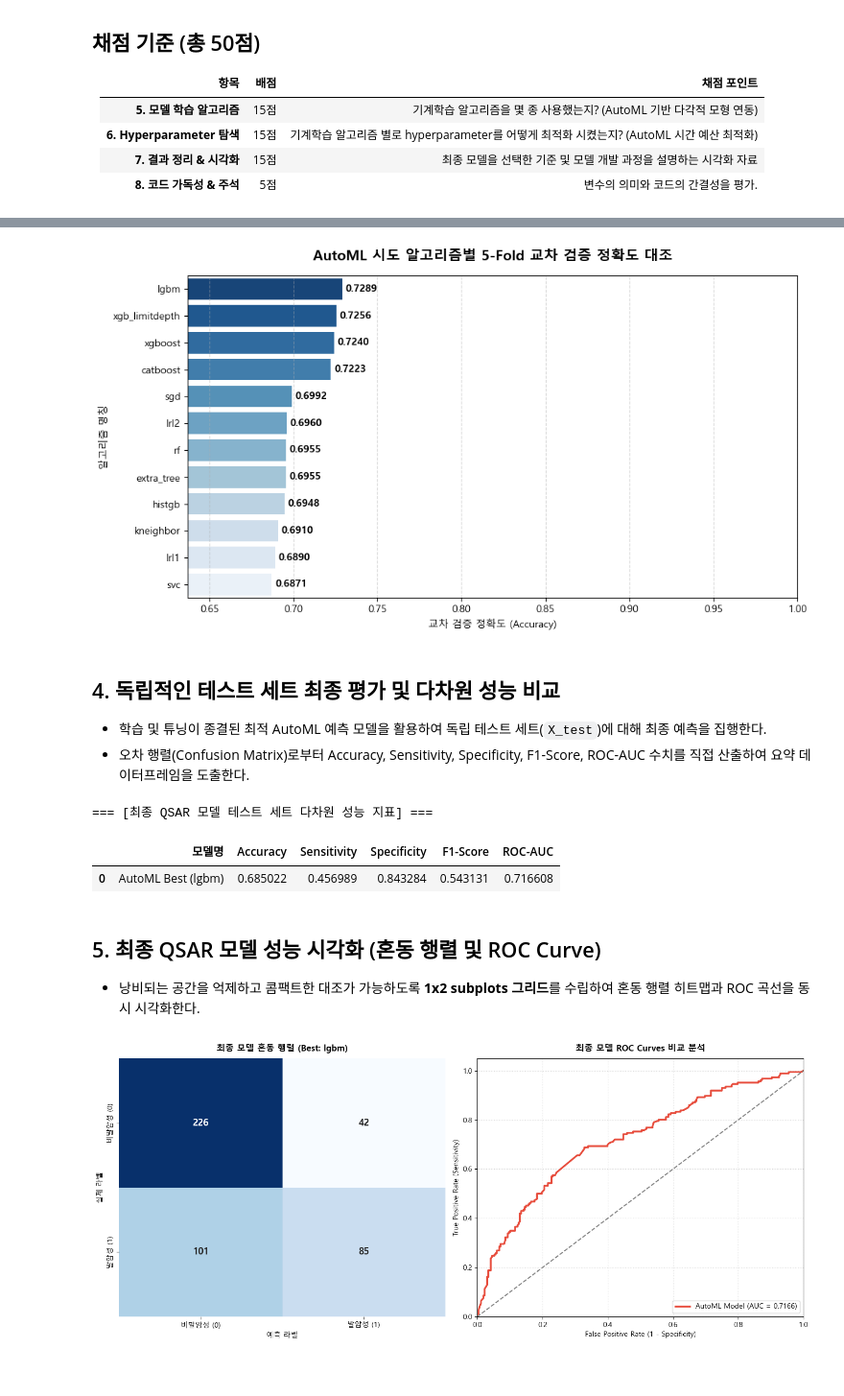
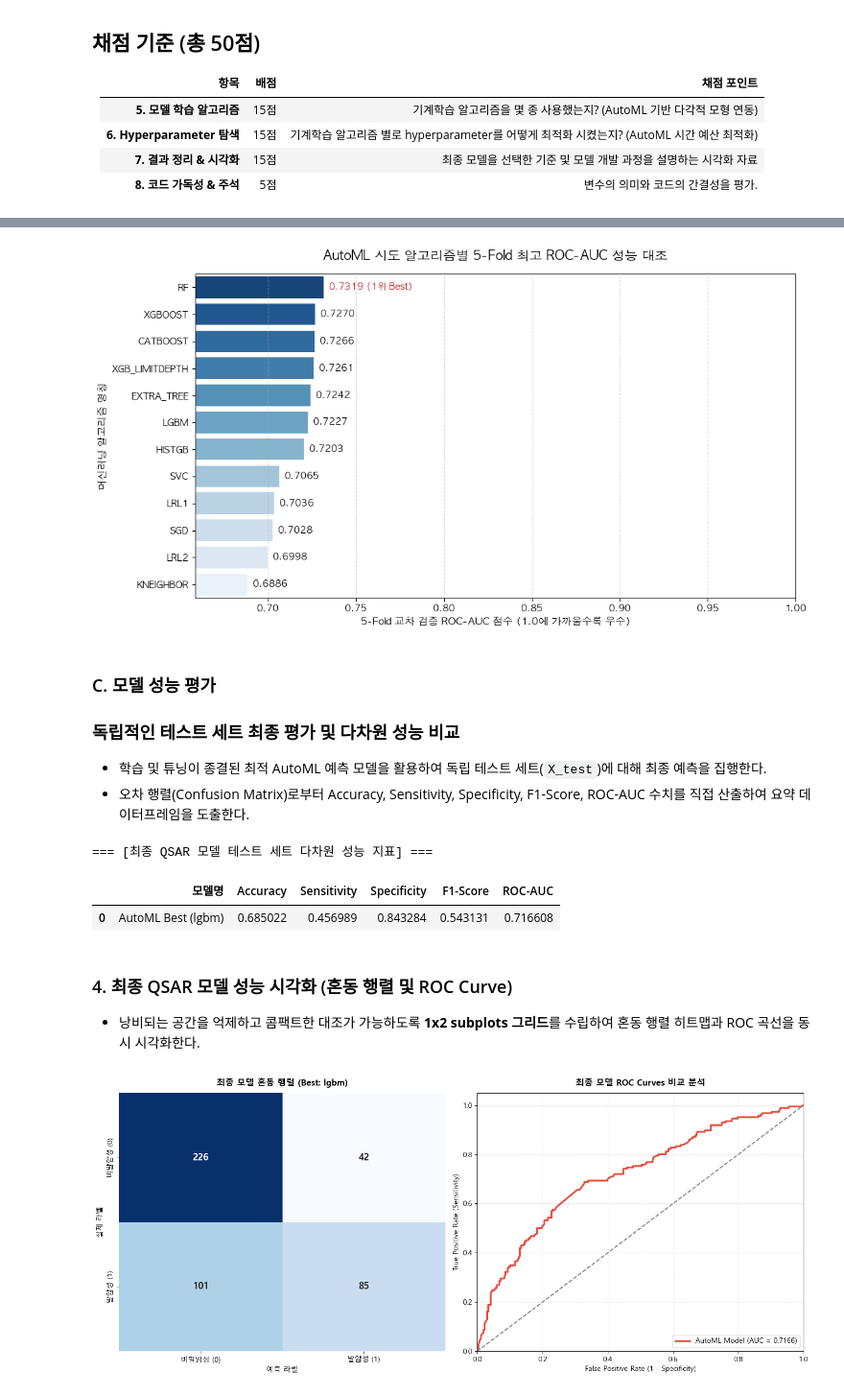
Before and after one commit to KNY1029/ML2026, a Jupyter notebook: template2_v2_ml_model_pipeline.ipynb, the cells around one changed output, grey strips where cells are left out. Shown at 96% size. Drawn from its saved outputs; the diff is of its cells as text; code cells hidden in the pictures.

```diff
--- a/template2_v2_ml_model_pipeline.ipynb
+++ b/template2_v2_ml_model_pipeline.ipynb
@@ -161,25 +307,61 @@ display(df_runs)
 # %%
 # =========================================================================
-# 시도된 개별 모델 계열별 교차 검증 정확도 비교 가로 바 차트
+# 시도된 개별 모델 계열별 교차 검증 ROC-AUC 비교 가로 바 차트
 # =========================================================================
-plt.figure(figsize=(10, 5.5))
-sns.barplot(x='교차검증 최고 정확도 (CV Accuracy)', y='알고리즘 계열', data=df_runs, palette='Blues_r', hue='알고리즘 계열', legend=False)
+plt.figure(figsize=(11, 6))
 
-plt.title('AutoML 시도 알고리즘별 5-Fold 교차 검증 정확도 대조', fontsize=14, fontweight='bold', pad=15)
-plt.xlabel('교차 검증 정확도 (Accuracy)')
-plt.ylabel('알고리즘 명칭')
-plt.xlim(max(0.5, df_runs['교차검증 최고 정확도 (CV Accuracy)'].min() - 0.05), 1.0)
-plt.grid(axis='x', linestyle='--', alpha=0.5)
+# 바 차트 생성 (점수가 높은 순서대로 짙은 파란색이 배정되는 Blues_r 팔레트 연동)
+ax = sns.barplot(
+    x="5-Fold 최고 ROC-AUC",
+    y="알고리즘 계열",
+    data=df_runs,
+    palette="Blues_r",
+    hue="알고리즘 계열",
+    legend=False,
+)
 
-for i, v in enumerate(df_runs['교차검증 최고 정확도 (CV Accuracy)']):
-    plt.text(v + 0.002, i, f'{v:.4f}', va='center', fontweight='bold', fontsize=10)
+plt.title(
+    "AutoML 시도 알고리즘별 5-Fold 최고 ROC-AUC 성능 대조",
+    fontsize=14,
+    fontweight="bold",
+    pad=15,
+)
+plt.xlabel("5-Fold 교차 검증 ROC-AUC 점수 (1.0에 가까울수록 우수)", fontsize=11)
+plt.ylabel("머신러닝 알고리즘 명칭", fontsize=11)
+
+# X축의 시작점을 가장 낮은 알고리즘의 점수 - 0.03으로 자동 조절하여 격차를 극대화
+min_auc = df_runs["5-Fold 최고 ROC-AUC"].min()
+plt.xlim(max(0.5, min_auc - 0.03), 1.0)
+plt.grid(axis="x", linestyle="--", alpha=0.5)
+
+# 바 끝자락에 정확한 수치 텍스트 삽입
+for i, v in enumerate(df_runs["5-Fold 최고 ROC-AUC"]):
+    if i == 0:
+        label_text = f"{v:.4f} (1위 Best)"
+        font_weight = "heavy"
+        text_color = "#b71f1f"
+    else:
+        label_text = f"{v:.4f}"
+        font_weight = "bold"
+        text_color = "black"
+
+    ax.text(
+        v + 0.003,
+        i,
+        label_text,
+        va="center",
+        fontweight=font_weight,
+        fontsize=10,
+        color=text_color,
+    )
 
 plt.tight_layout()
 plt.show()
 # %% [output]
-[figure, old version]
+[figure, new version]
 # %% [markdown]
-## 4. 독립적인 테스트 세트 최종 평가 및 다차원 성능 비교
+### C. 모델 성능 평가
+### 독립적인 테스트 세트 최종 평가 및 다차원 성능 비교
 - 학습 및 튜닝이 종결된 최적 AutoML 예측 모델을 활용하여 독립 테스트 세트(`X_test`)에 대해 최종 예측을 집행한다.
 - 오차 행렬(Confusion Matrix)로부터 Accuracy, Sensitivity, Specificity, F1-Score, ROC-AUC 수치를 직접 산출하여 요약 데이터프레임을 도출한다.
 # %%
@@ -217,7 +399,7 @@ display(df_results)
 |  | 모델명 | Accuracy | Sensitivity | Specificity | F1-Score | ROC-AUC |
 | 0 | AutoML Best (lgbm) | 0.685022 | 0.456989 | 0.843284 | 0.543131 | 0.716608 |
 # %% [markdown]
-## 5. 최종 QSAR 모델 성능 시각화 (혼동 행렬 및 ROC Curve)
+### 4. 최종 QSAR 모델 성능 시각화 (혼동 행렬 및 ROC Curve)
 - 낭비되는 공간을 억제하고 콤팩트한 대조가 가능하도록 **1x2 subplots 그리드**를 수립하여 혼동 행렬 히트맵과 ROC 곡선을 동시 시각화한다.
 # %%
 # =========================================================================
```
Also changed, not shown: parts of 14 cells of this notebook, 3 other files.
